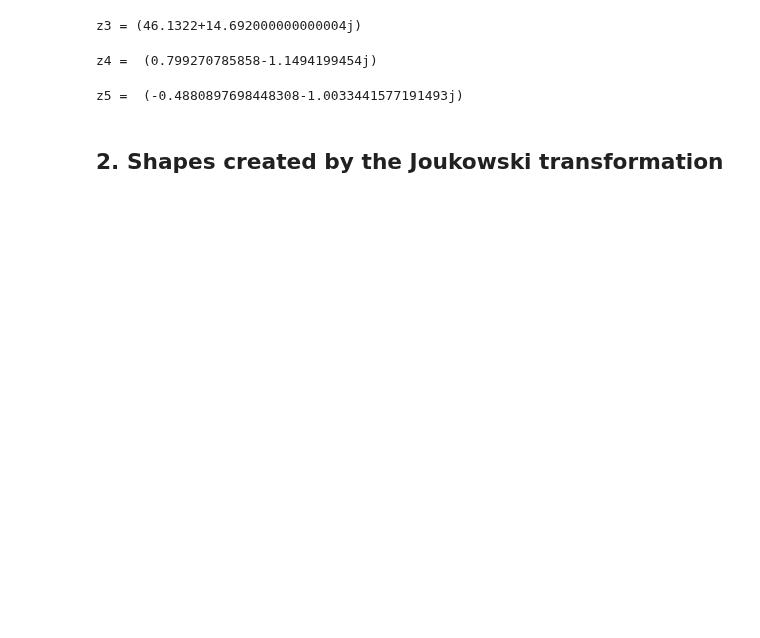
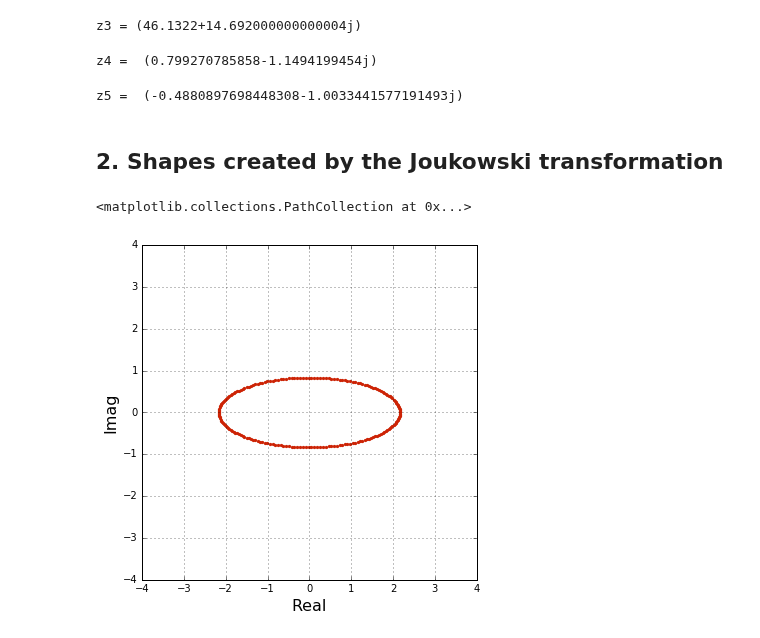
Before and after one commit to liu19941121/mae6226-work, a Jupyter notebook: assignment2.ipynb, the cells around one changed output. Saved outputs shown, nothing was run; the diff lists cells and outputs as text; code cells hidden in the pictures; blank space fills up the shorter version.

```diff
--- a/assignment2.ipynb
+++ b/assignment2.ipynb
@@ -8,7 +8,7 @@ from matplotlib import pyplot
 # %%
 a = 3
 b = 3
-z = a + b*1j
-print('z =', z)
+z6 = a + b*1j
+print('z6 =', z6)
 print('The type of the variable is', type(z))
 # %% [output]
@@ -36,3 +36,12 @@ print('z5 = ', z5)
 z5 =  (-0.4880897698448308-1.0033441577191493j)
 # %% [markdown]
 ## 2. Shapes created by the Joukowski transformation
+# %%
+def get_E_shape(R, c, x_c, y_c):
+    N = 200
+    theta = numpy.linspace(0, 2*math.pi, N)
+    z = (R*numpy.cos(theta) + x_c) + (R*numpy.sin(theta) + y_c)*1j
+    E = z + c**2/z
+    x_E_shape, y_E_shape = E.real, E.imag
+
+    return x_E_shape, y_E_shape
@@ -38,0 +55,17 @@ z5 =  (-0.4880897698448308-1.0033441577191493j)
+# %%
+# 2.1
+c = 1
+R = 1.5
+x_c, y_c = 0.0, 0.0
+x_E_shape, y_E_shape = get_E_shape(R, c, x_c, y_c)
+size = 10
+pyplot.figure(figsize=(6, 6))
+pyplot.grid(True)
+pyplot.xlabel('Real', fontsize=16)
+pyplot.ylabel('Imag', fontsize=16)
+pyplot.xlim(-4.0, 4.0)
+pyplot.ylim(-4.0, 4.0)
+pyplot.scatter(x_E_shape, y_E_shape, color='#CD2305', s=5, marker='o')
+# %% [output]
+<matplotlib.collections.PathCollection at 0x...>
+[figure, added]
```
Also changed, not shown: parts of 6 cells of this notebook.
